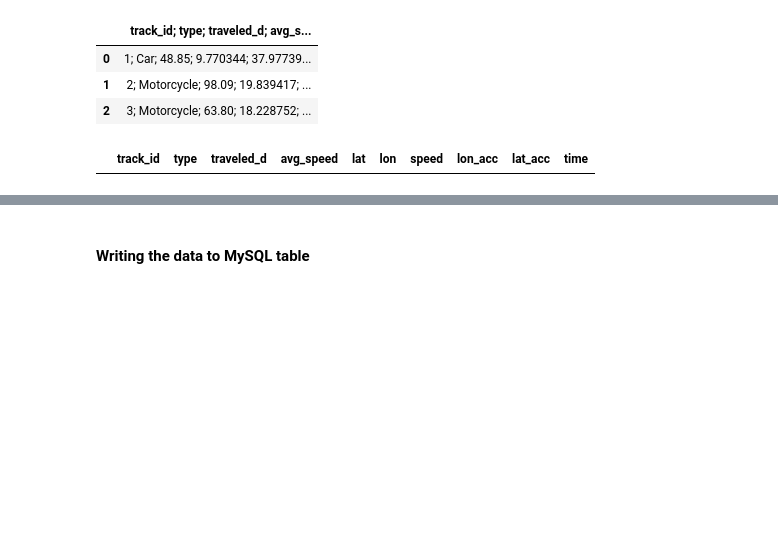
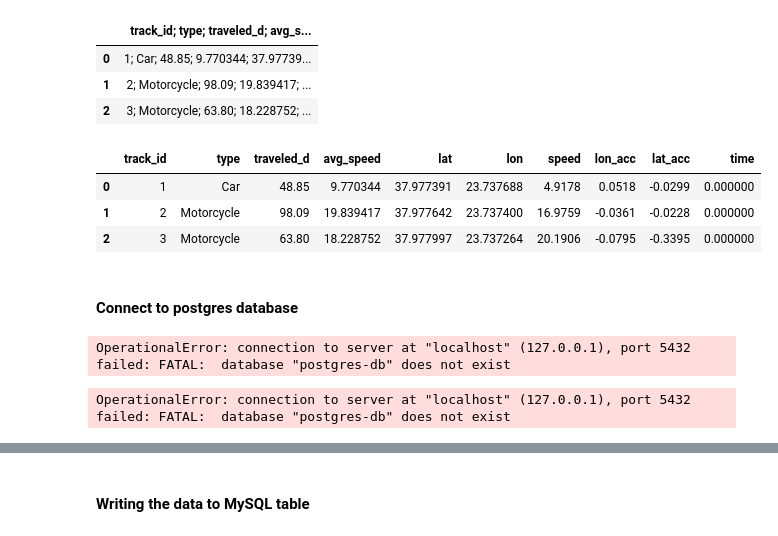
Before and after one commit to ProgrammingOperative/elt_with_scalable_data_warehouse, a Jupyter notebook: notebooks/load_data.ipynb, the cells around one changed output, grey strips where cells are left out. Cells and saved outputs as stored; diff of their text form; code cells hidden in the pictures; blank space fills up the shorter version.

```diff
--- a/notebooks/load_data.ipynb
+++ b/notebooks/load_data.ipynb
@@ -88,10 +88,73 @@ for r in range(len(data)):
 data_dict = {cols[0]:track_ids, cols[1]:types, cols[2]:traveled_d, cols[3]:avg_speeds, cols[4]:lat, cols[5]:lon, cols[6]:speed, cols[7]:lon_acc, cols[8]:lat_acc, cols[9]:time}
 # %%
 new_df = pd.DataFrame(data_dict)
+new_df.head(3)
+# %% [output]
+|  | track_id | type | traveled_d | avg_speed | lat | lon | speed | lon_acc | lat_acc | time |
+| 0 | 1 | Car | 48.85 | 9.770344 | 37.977391 | 23.737688 | 4.9178 | 0.0518 | -0.0299 | 0.000000 |
+| 1 | 2 | Motorcycle | 98.09 | 19.839417 | 37.977642 | 23.737400 | 16.9759 | -0.0361 | -0.0228 | 0.000000 |
+| 2 | 3 | Motorcycle | 63.80 | 18.228752 | 37.977997 | 23.737264 | 20.1906 | -0.0795 | -0.3395 | 0.000000 |
-# %%
-new_df.head(0)
-# %% [output]
-|  | track_id | type | traveled_d | avg_speed | lat | lon | speed | lon_acc | lat_acc | time |
+# %% [markdown]
+#### Connect to postgres database
+# %%
+import psycopg2
+import pandas as pd
+from sqlalchemy import create_engine
+
+conn = psycopg2.connect(
+    database="postgres-db",
+    host="localhost",
+    port="5432",
+    user="postgres",
+    password="docker")
+
+'''
+The class cursor allows interaction with the database'''
+# %% [output]
+OperationalError: connection to server at "localhost" (127.0.0.1), port 5432 failed: FATAL:  database "postgres-db" does not exist
+# %%
+
+
+cur = conn.cursor()
+
+delete_script = "DROP TABLE IF EXISTS traffic;"
+
+
+create_script = '''
+    CREATE TABLE IF NOT EXISTS traffic(
+        track_id numeric,
+        type varchar (100),
+        traveled_d float,
+        avg_speed float,
+        lat float,
+        lon float,
+        speed float,
+        lon_acc float,
+        lat_acc float,
+        time float
+   );
+    '''
+
+cur.execute(delete_script)
+cur.execute(create_script)
+insert_script = '''
+    INSERT INTO traffic(
+        track_id,
+        type,
+        traveled_d,
+        avg_speed,
+        lat,
+        lon,
+        speed,
+        lon_acc,
+        lat_acc,
+        time)
+
+    VALUES (
+        %s, %s, %s, %s, %s, %s, %s, %s, %s, %s)
+    '''
+# %% [output]
+OperationalError: connection to server at "localhost" (127.0.0.1), port 5432 failed: FATAL:  database "postgres-db" does not exist
 # %%
 
 from sqlalchemy import create_engine
```
Also changed, not shown: parts of 1 cell of this notebook, 11 other files.
